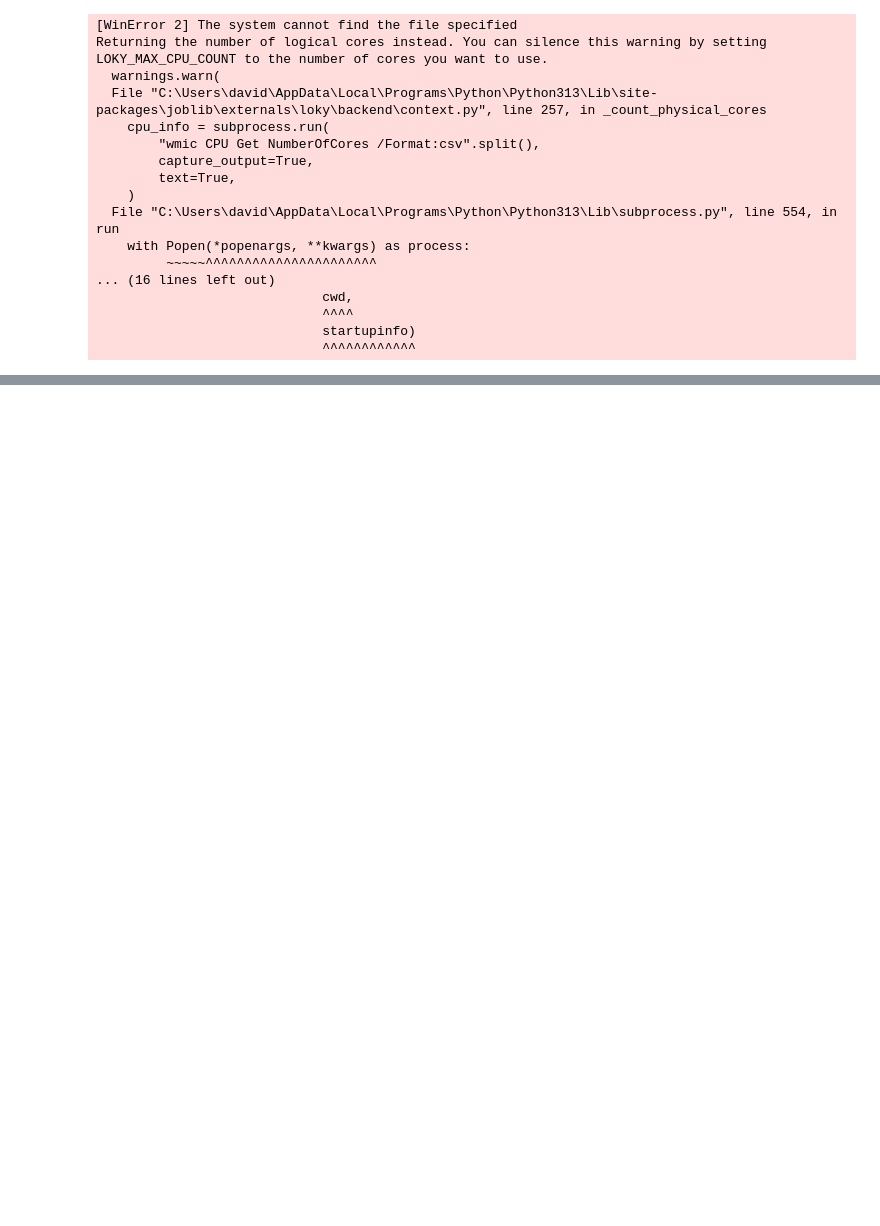
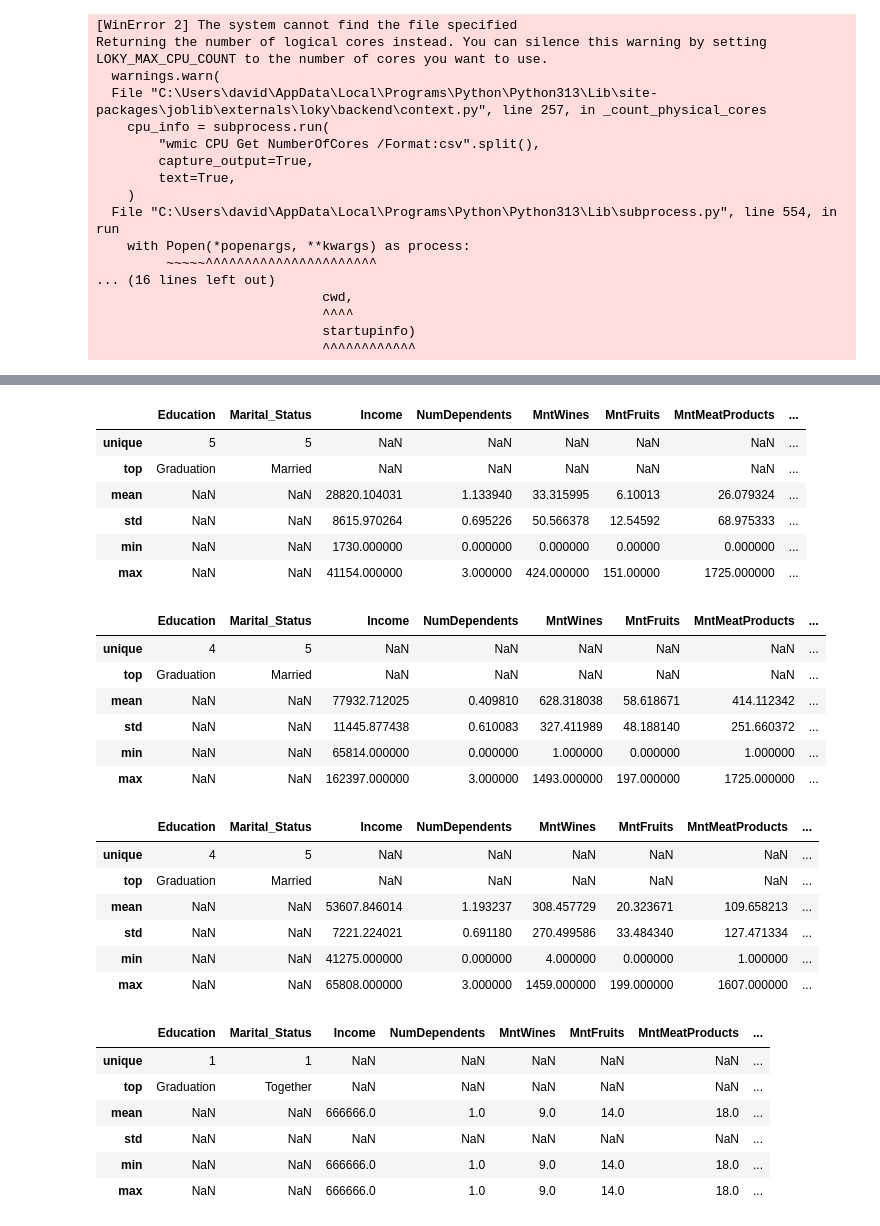
Before and after one commit to monci07/cpa-project, a Jupyter notebook: Notebook.ipynb, the cells around one changed output, grey strips where cells are left out. Saved outputs shown, nothing was run; the diff lists cells and outputs as text; code cells hidden in the pictures; blank space fills up the shorter version.

```diff
--- a/Notebook.ipynb
+++ b/Notebook.ipynb
@@ -625,0 +636,4 @@ sil_score
+# %%
+kmeanModel = KMeans(n_clusters=4, random_state=42).fit(X)
+df['Cluster'] = kmeanModel.labels_
+df[['Cluster', 'Education']].groupby('Cluster', as_index = False).count()
@@ -625,0 +646,39 @@ sil_score
+# %%
+df['Education'] = df['Education'].replace(to_replace =[1, 2, 3, 4, 5],
+                value =  ['Basic', 'Graduation', '2n Cycle', 'Master', 'PhD'])
+df['Marital_Status'] = df['Marital_Status'].replace(to_replace = [1, 2, 3, 4, 5],
+                value = ['Single', 'Together', 'Married', 'Divorced', 'Widow'])
+# %%
+display(df[df['Cluster'] == 0].describe(include="all").loc[['unique', 'top', 'mean', 'std', 'min', 'max']],
+        df[df['Cluster'] == 1].describe(include="all").loc[['unique', 'top', 'mean', 'std', 'min', 'max']],
+        df[df['Cluster'] == 2].describe(include="all").loc[['unique', 'top', 'mean', 'std', 'min', 'max']],
+        df[df['Cluster'] == 3].describe(include="all").loc[['unique', 'top', 'mean', 'std', 'min', 'max']])
+# %% [output]
+|  | Education | Marital_Status | Income | NumDependents | MntWines | MntFruits | MntMeatProducts | ... |
+| unique | 5 | 5 | NaN | NaN | NaN | NaN | NaN | ... |
+| top | Graduation | Married | NaN | NaN | NaN | NaN | NaN | ... |
+| mean | NaN | NaN | 28820.104031 | 1.133940 | 33.315995 | 6.10013 | 26.079324 | ... |
+| std | NaN | NaN | 8615.970264 | 0.695226 | 50.566378 | 12.54592 | 68.975333 | ... |
+| min | NaN | NaN | 1730.000000 | 0.000000 | 0.000000 | 0.00000 | 0.000000 | ... |
+| max | NaN | NaN | 41154.000000 | 3.000000 | 424.000000 | 151.00000 | 1725.000000 | ... |
+|  | Education | Marital_Status | Income | NumDependents | MntWines | MntFruits | MntMeatProducts | ... |
+| unique | 4 | 5 | NaN | NaN | NaN | NaN | NaN | ... |
+| top | Graduation | Married | NaN | NaN | NaN | NaN | NaN | ... |
+| mean | NaN | NaN | 77932.712025 | 0.409810 | 628.318038 | 58.618671 | 414.112342 | ... |
+| std | NaN | NaN | 11445.877438 | 0.610083 | 327.411989 | 48.188140 | 251.660372 | ... |
+| min | NaN | NaN | 65814.000000 | 0.000000 | 1.000000 | 0.000000 | 1.000000 | ... |
+| max | NaN | NaN | 162397.000000 | 3.000000 | 1493.000000 | 197.000000 | 1725.000000 | ... |
+|  | Education | Marital_Status | Income | NumDependents | MntWines | MntFruits | MntMeatProducts | ... |
+| unique | 4 | 5 | NaN | NaN | NaN | NaN | NaN | ... |
+| top | Graduation | Married | NaN | NaN | NaN | NaN | NaN | ... |
+| mean | NaN | NaN | 53607.846014 | 1.193237 | 308.457729 | 20.323671 | 109.658213 | ... |
+| std | NaN | NaN | 7221.224021 | 0.691180 | 270.499586 | 33.484340 | 127.471334 | ... |
+| min | NaN | NaN | 41275.000000 | 0.000000 | 4.000000 | 0.000000 | 1.000000 | ... |
+| max | NaN | NaN | 65808.000000 | 3.000000 | 1459.000000 | 199.000000 | 1607.000000 | ... |
+|  | Education | Marital_Status | Income | NumDependents | MntWines | MntFruits | MntMeatProducts | ... |
+| unique | 1 | 1 | NaN | NaN | NaN | NaN | NaN | ... |
+| top | Graduation | Together | NaN | NaN | NaN | NaN | NaN | ... |
+| mean | NaN | NaN | 666666.0 | 1.0 | 9.0 | 14.0 | 18.0 | ... |
+| std | NaN | NaN | NaN | NaN | NaN | NaN | NaN | ... |
+| min | NaN | NaN | 666666.0 | 1.0 | 9.0 | 14.0 | 18.0 | ... |
+| max | NaN | NaN | 666666.0 | 1.0 | 9.0 | 14.0 | 18.0 | ... |
```
Also changed, not shown: parts of 15 cells of this notebook.
